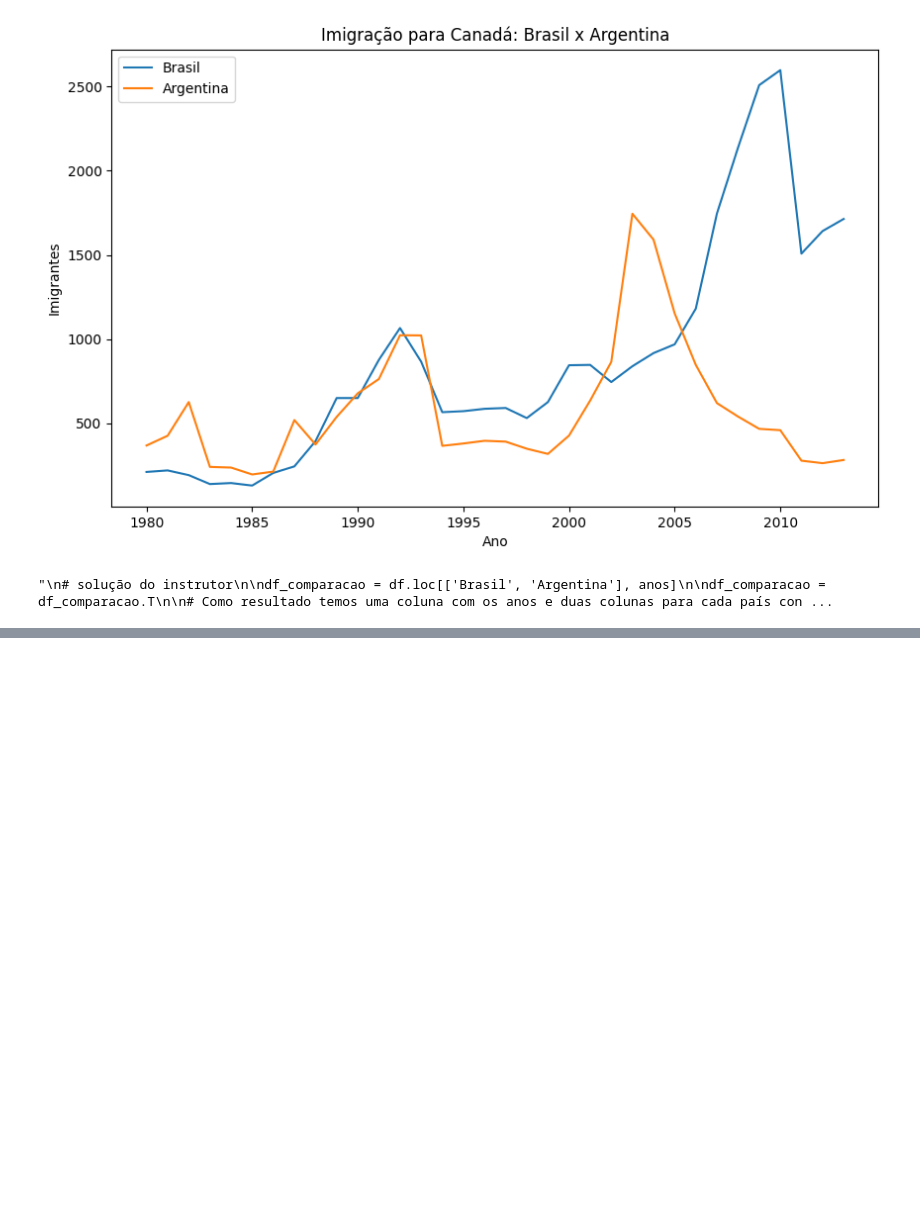
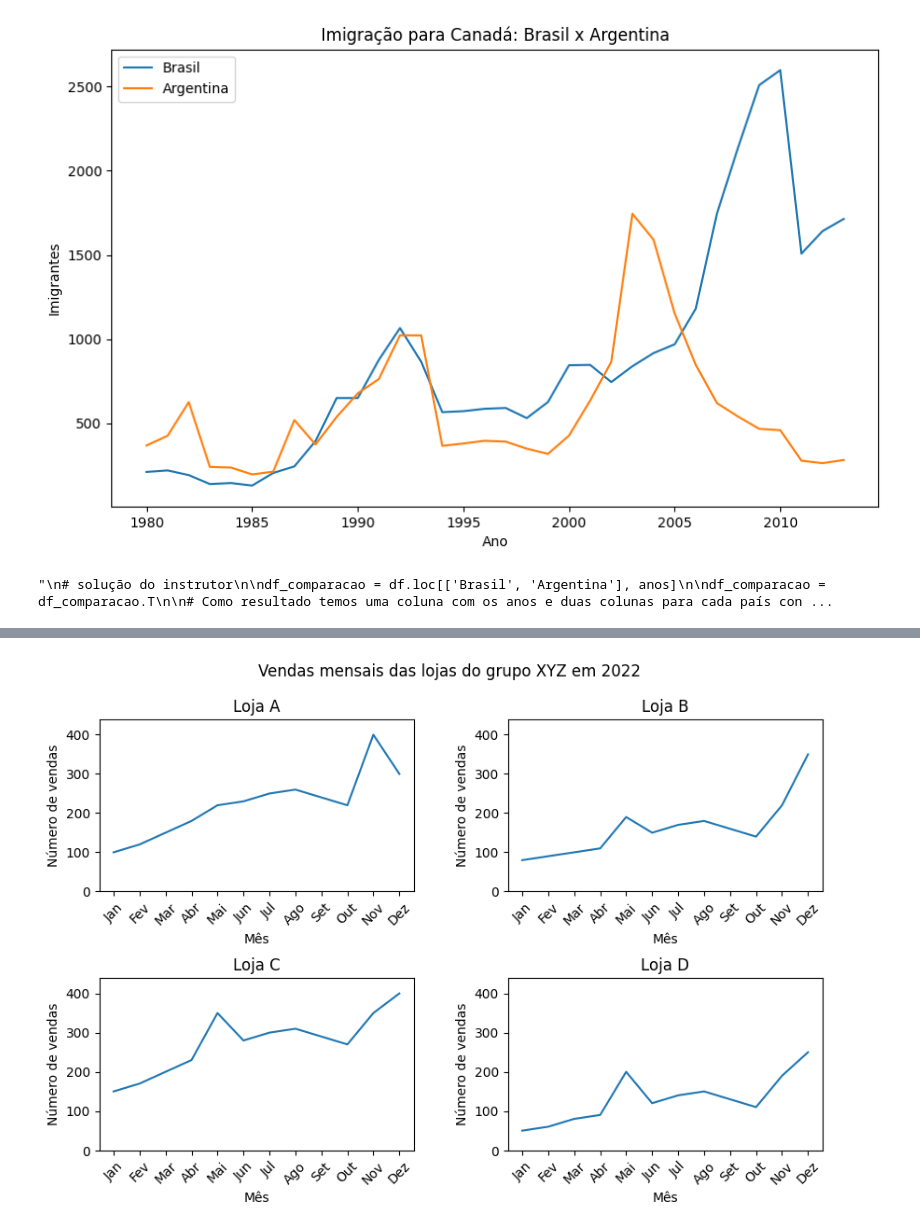
Before and after one commit to brunorm86/visualizacao_dados_python, a Jupyter notebook: desafios.ipynb, the cells around one changed output, grey strips where cells are left out. Drawn from its saved outputs; the diff is of its cells as text; code cells hidden in the pictures; blank space fills up the shorter version.

```diff
--- a/desafios.ipynb
+++ b/desafios.ipynb
@@ -97,0 +129,3 @@ plt.show()
+# %%
+df_2 = pd.DataFrame(vendas_2022)
+df_2.head()
@@ -97,0 +138,3 @@ plt.show()
+# %%
+meses = list(df_2.columns)
+meses
@@ -97,0 +154,3 @@ plt.show()
+# %%
+df_2['Lojas'] = lojas
+df_2
@@ -97,0 +163,2 @@ plt.show()
+# %%
+df_2.set_index('Lojas', inplace=True)
@@ -97,0 +174,32 @@ plt.show()
+# %%
+fig, axs = plt.subplots(2, 2, figsize=(10, 6))
+fig.subplots_adjust(hspace=0.5, wspace=0.3)
+fig.suptitle("Vendas mensais das lojas do grupo XYZ em 2022")
+
+
+axs[0,0].plot(df_2.loc['A', meses])
+axs[0,0].set_title('Loja A')
+
+axs[0,1].plot(df_2.loc['B', meses])
+axs[0,1].set_title('Loja B')
+
+axs[1,0].plot(df_2.loc['C', meses])
+axs[1,0].set_title('Loja C')
+
+axs[1,1].plot(df_2.loc['D', meses])
+axs[1,1].set_title('Loja D')
+
+for ax in axs.flat:
+    ax.set_xlabel('Mês')
+    ax.tick_params(axis='x', rotation=45)
+
+    ax.set_ylabel('Número de vendas')
+    #ax.xaxis.set_major_locator(plt.MultipleLocator(5))
+
+for ax in axs.ravel():
+    ax.set_ylim(0,440)
+
+
+plt.show()
+# %% [output]
+[figure, added]
```
Also changed, not shown: parts of 10 cells of this notebook, 5 other files.
